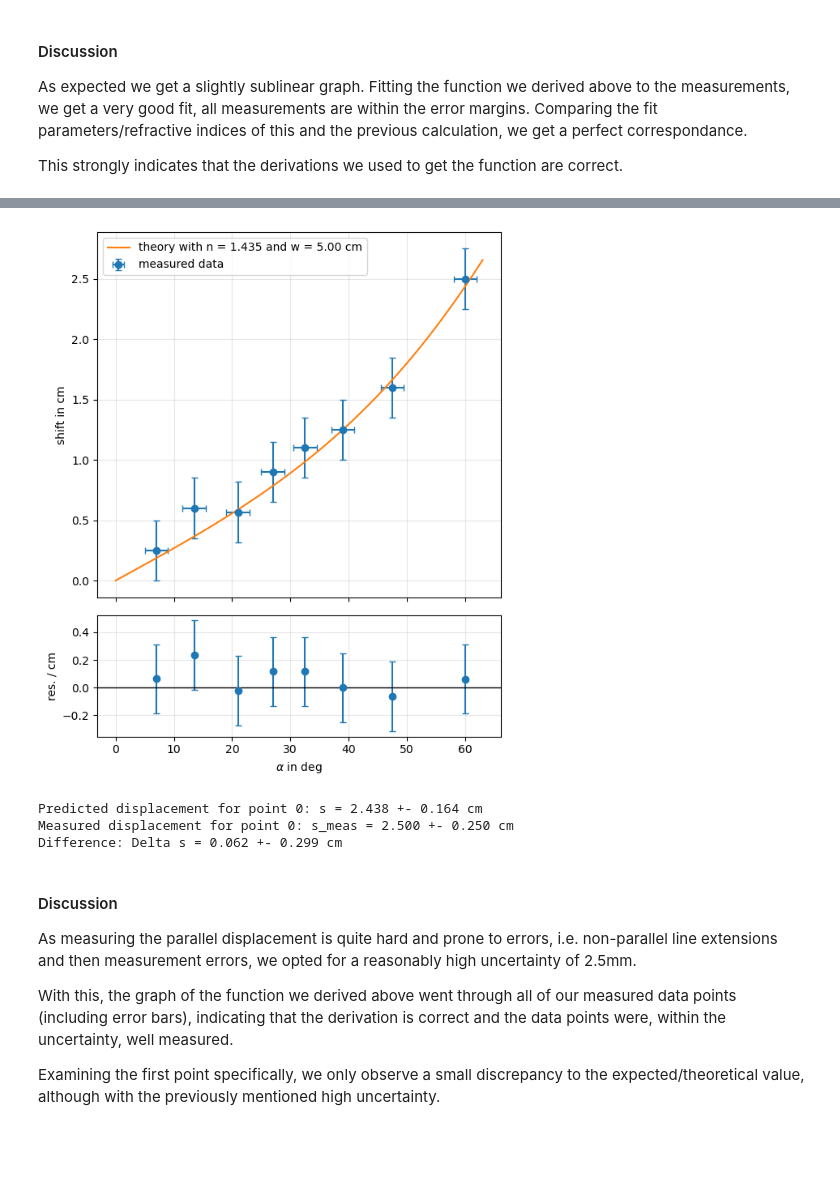
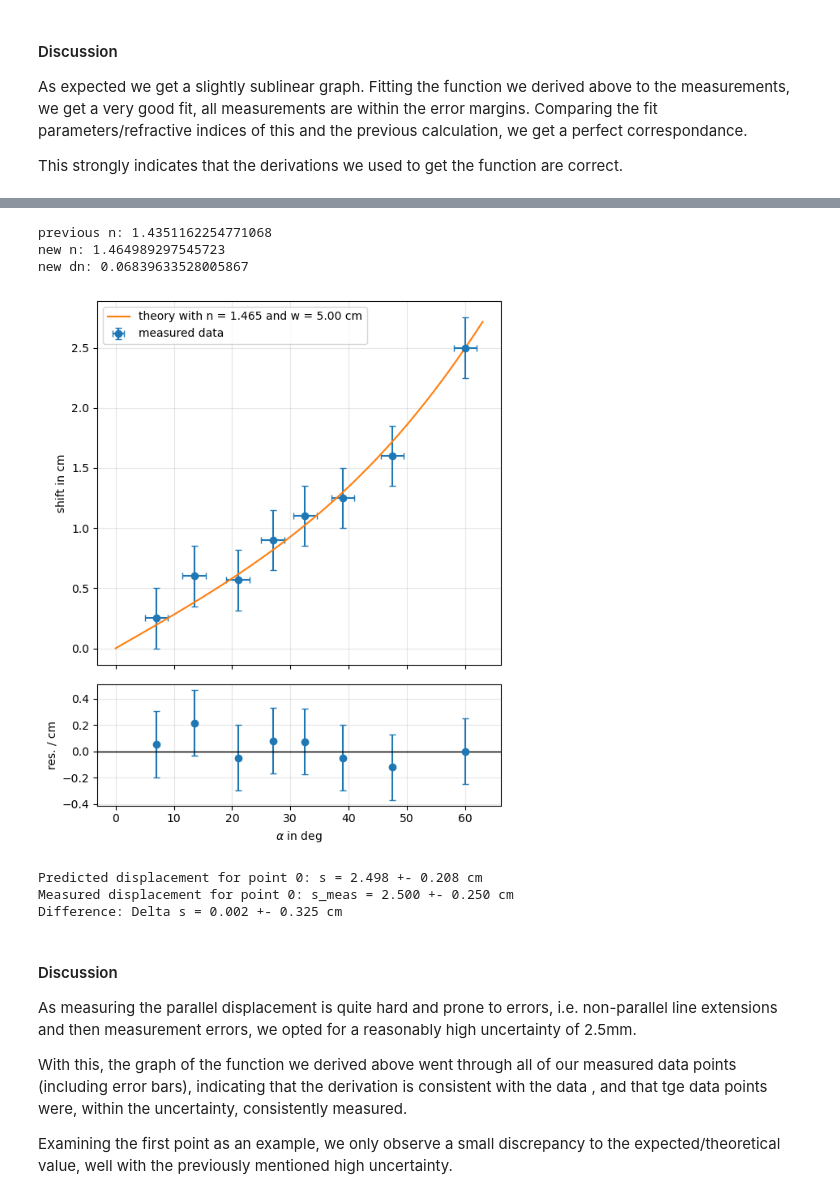
Before and after one commit to jullanggit/lab, a Jupyter notebook: Physics Lab/L3 Refraction/refraction.ipynb, the cells around one changed output, grey strips where cells are left out. Drawn from its saved outputs; the diff is of its cells as text; code cells hidden in the pictures; blank space fills up the shorter version.

```diff
--- a/Physics Lab/L3 Refraction/refraction.ipynb
+++ b/Physics Lab/L3 Refraction/refraction.ipynb
@@ -211,7 +215,7 @@ shift = np.array([2.5, 1.25, 0.567, 0.25, 0.6, 1.1, 1.6, 0.9])         # paralle
 dshift = 0.25                # uncertainty of the displacement in cm
 
 # Width of the prism / glass block in cm.
-w = 5.0 # TODO
+w = 5.0
 dw = 0.15
 
 # Index of the data point for the explicit prediction.
@@ -225,6 +229,18 @@ if w <= 0:
     raise ValueError('Enter the prism width in the variable w.')
 if not (0 <= point_index < len(alpha_shift)):
     raise ValueError('point_index is outside the valid range.')
+
+popt, pcov = curve_fit(
+    lambda a, n: displacement_model(a, n, w),
+    alpha_shift, shift,
+    sigma=np.full_like(shift, dshift),
+    absolute_sigma=True
+)
+print("previous n:", n_sin)
+n_sin = popt[0]
+print("new n:", n_sin)
+dn_sin = np.sqrt(pcov[0, 0])
+print("new dn:", dn_sin)
 
 alpha_shift_fit = np.linspace(0, 1.05 * np.max(alpha_shift), 300)
 shift_theory = displacement_model(alpha_shift_fit, n_sin, w)
@@ -245,42 +261,45 @@ ax_res.grid(True, alpha=0.3)
 
 plt.tight_layout()
 plt.show()
 
 alpha0 = alpha_shift[point_index]
 alpha0_rad = np.deg2rad(alpha0)
 beta0_rad = np.arcsin(np.clip(np.sin(alpha0_rad) / n_sin, -1, 1))
 s0 = displacement_model(alpha0, n_sin, w)
 
 # Numerical partial derivatives for Gaussian error propagation.
 h_alpha = max(np.deg2rad(dalpha), 1e-6)
 h_n = max(dn_sin, 1e-6)
 h_w = max(dw, 1e-6)
 
 def displacement_rad(alpha_rad, n, width_cm):
     beta_rad = np.arcsin(np.clip(np.sin(alpha_rad) / n, -1, 1))
     return width_cm * np.sin(alpha_rad - beta_rad) / np.cos(beta_rad)
 
 ds_dalpha = (displacement_rad(alpha0_rad + h_alpha, n_sin, w) - displacement_rad(alpha0_rad - h_alpha, n_sin, w)) / (2 * h_alpha)
 ds_dn = (displacement_rad(alpha0_rad, n_sin + h_n, w) - displacement_rad(alpha0_rad, n_sin - h_n, w)) / (2 * h_n)
 ds_dw = (displacement_rad(alpha0_rad, n_sin, w + h_w) - displacement_rad(alpha0_rad, n_sin, w - h_w)) / (2 * h_w)
 
 ds0 = np.sqrt((ds_dalpha * np.deg2rad(dalpha))**2 + (ds_dn * dn_sin)**2 + (ds_dw * dw)**2)
 difference = shift[point_index] - s0
 ddifference = np.sqrt(dshift**2 + ds0**2)
 
 print(f'Predicted displacement for point {point_index}: s = {s0:.3f} +- {ds0:.3f} cm')
 print(f'Measured displacement for point {point_index}: s_meas = {shift[point_index]:.3f} +- {dshift:.3f} cm')
 print(f'Difference: Delta s = {difference:.3f} +- {ddifference:.3f} cm')
 # %% [output]
+previous n: 1.4351162254771068
+new n: 1.464989297545723
+new dn: 0.06839633528005867
-[figure, old version]
+[figure, new version]
-Predicted displacement for point 0: s = 2.438 +- 0.164 cm
-Measured displacement for point 0: s_meas = 2.500 +- 0.250 cm
-Difference: Delta s = 0.062 +- 0.299 cm
+Predicted displacement for point 0: s = 2.498 +- 0.208 cm
+Measured displacement for point 0: s_meas = 2.500 +- 0.250 cm
+Difference: Delta s = 0.002 +- 0.325 cm
 # %% [markdown]
 #### Discussion
 As measuring the parallel displacement is quite hard and prone to errors, i.e. non-parallel line extensions and then measurement errors, we opted for a reasonably high uncertainty of 2.5mm.
 
-With this, the graph of the function we derived above went through all of our measured data points (including error bars), indicating that the derivation is correct and the data points were, within the uncertainty, well measured.
+With this, the graph of the function we derived above went through all of our measured data points (including error bars), indicating that the derivation is consistent with the data , and that tge data points were, within the uncertainty, consistently measured.
 
-Examining the first point specifically, we only observe a small discrepancy to the expected/theoretical value, although with the previously mentioned high uncertainty.
+Examining the first point as an example, we only observe a small discrepancy to the expected/theoretical value, well with the previously mentioned high uncertainty.
 # %% [markdown]
```
Also changed, not shown: parts of 7 cells of this notebook, 6 other files.
